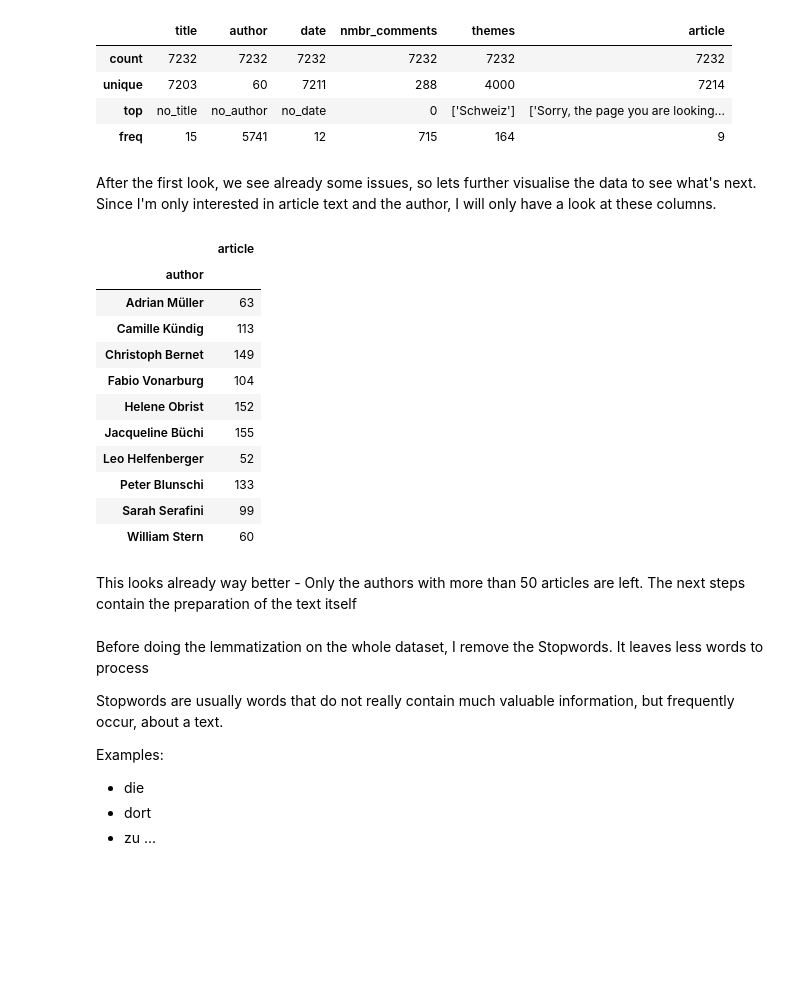
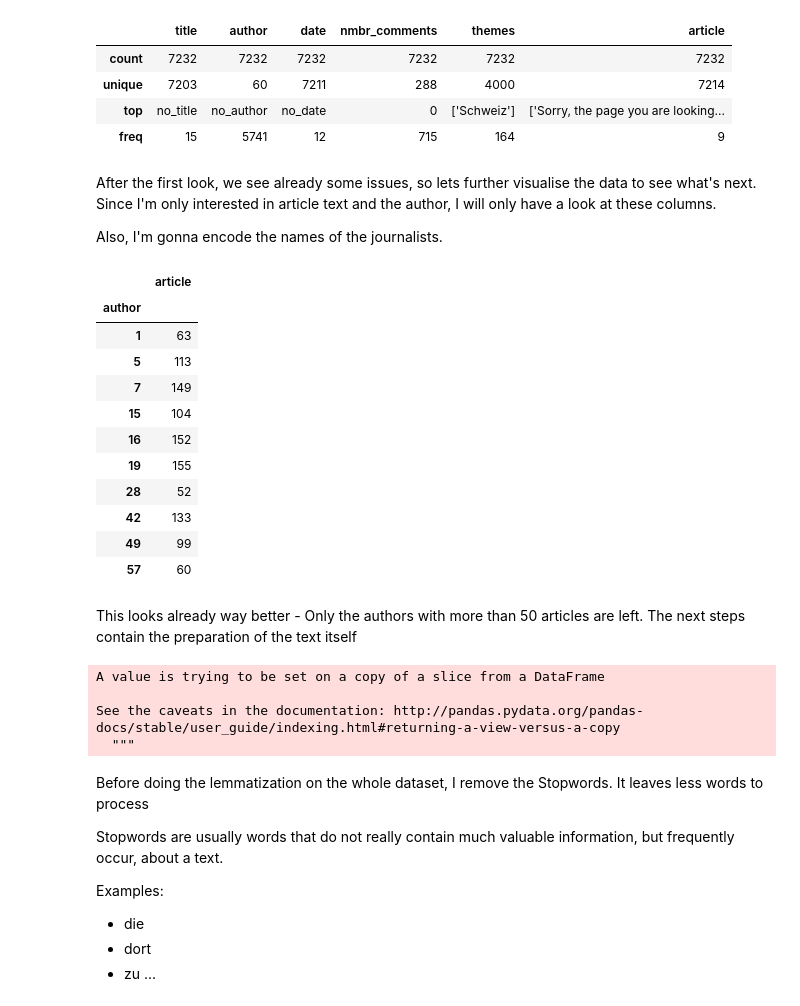
Before and after one commit to gwehrm/watson_analysis, a Jupyter notebook: journalist_identification.ipynb, the cells around one changed output. Saved outputs shown, nothing was run; the diff lists cells and outputs as text; code cells hidden in the pictures; blank space fills up the shorter version.

Commit message:
encode + bug fixes

```diff
--- a/journalist_identification.ipynb
+++ b/journalist_identification.ipynb
@@ -44,29 +44,38 @@ display(data.describe())
 | freq | 15 | 5741 | 12 | 715 | 164 | 9 |
 # %% [markdown]
 After the first look, we see already some issues, so lets further visualise the data to see what's next. Since I'm only interested in article text and the author, I will only have a look at these columns.
+
+Also, I'm gonna encode the names of the journalists.
 # %%
 data_reduced = data.filter(items=['author', 'article'])
 # filter no_author
 data_reduced = data_reduced[-data_reduced['author'].str.contains("no_author")]
 # authors_article = data_reduced.groupby('author').count().reset_index()
 # for simplicity I will reduce the number of authors. I set a threshold of minimum 50 articles
 
+
+# Importing necessary libraries
+from sklearn.preprocessing import LabelEncoder
+labelencoder = LabelEncoder()
+data_reduced["author"] = labelencoder.fit_transform(data_reduced["author"])
+
+
 g = data_reduced.groupby('author')
 data_reduced = g.filter(lambda x: len(x) > 50).reset_index(drop = True)
 display(data_reduced.groupby('author').count())
 # %% [output]
 |  | article |
 | author |  |
-| Adrian Müller | 63 |
-| Camille Kündig | 113 |
-| Christoph Bernet | 149 |
-| Fabio Vonarburg | 104 |
-| Helene Obrist | 152 |
-| Jacqueline Büchi | 155 |
-| Leo Helfenberger | 52 |
-| Peter Blunschi | 133 |
-| Sarah Serafini | 99 |
-| William Stern | 60 |
+| 1 | 63 |
+| 5 | 113 |
+| 7 | 149 |
+| 15 | 104 |
+| 16 | 152 |
+| 19 | 155 |
+| 28 | 52 |
+| 42 | 133 |
+| 49 | 99 |
+| 57 | 60 |
 # %% [markdown]
 This looks already way better - Only the authors with more than 50 articles are left. The next steps contain the preparation of the text itself
 # %%
@@ -75,6 +84,11 @@ exclude = set(string.punctuation)
 for index,s in enumerate(data_reduced["article"]):
     exclude = set(string.punctuation)
     data_reduced["article"][index] = ''.join(ch for ch in s if ch not in exclude)
+# %% [output]
+A value is trying to be set on a copy of a slice from a DataFrame
+
+See the caveats in the documentation: http://pandas.pydata.org/pandas-docs/stable/user_guide/indexing.html#returning-a-view-versus-a-copy
+  """
 # %% [markdown]
 Before doing the lemmatization on the whole dataset, I remove the Stopwords. It leaves less words to process
 
```
Also changed, not shown: parts of 10 cells of this notebook.
